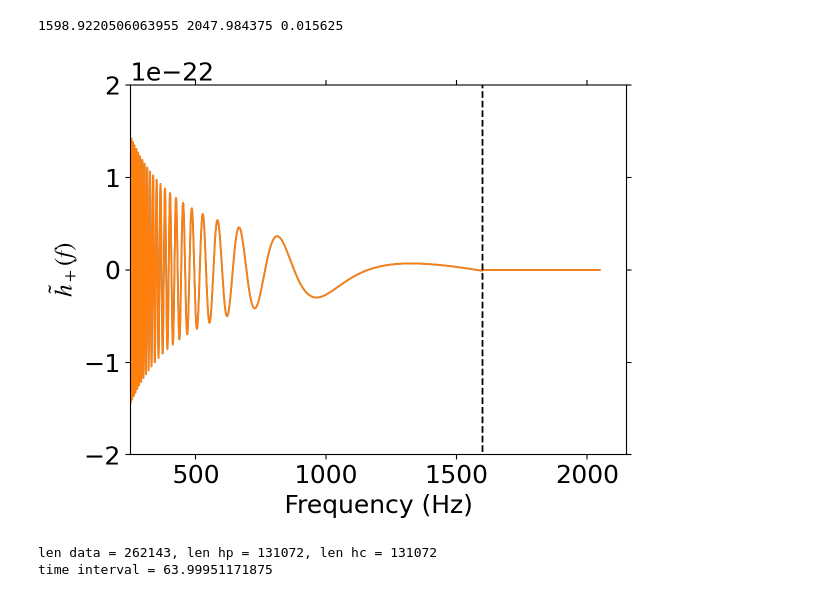
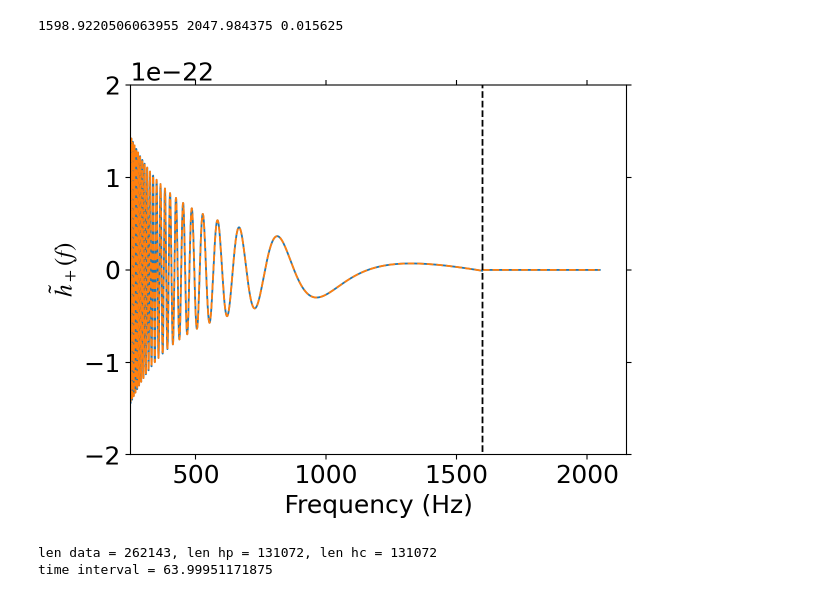
Before and after one commit to josefrr12/GWDataAnalysis, a Jupyter notebook: GW170817.ipynb, the cells around one changed output. Saved outputs shown, nothing was run; the diff lists cells and outputs as text; code cells hidden in the pictures.

```diff
--- a/GW170817.ipynb
+++ b/GW170817.ipynb
@@ -269,15 +269,15 @@ print(f_isco, htilde_p.sample_frequencies[-1], 1./T)
 # %%
 plt.figure()
 plt.plot(htilde_p.sample_frequencies, (htilde_p).real())
-plt.plot(htilde_p.sample_frequencies, (htilde_c*np.exp(1j*np.pi/2.)).real())
+plt.plot(htilde_p.sample_frequencies, (htilde_c*np.exp(1j*np.pi/2.)).real(), '--')
 plt.plot([f_isco, f_isco],[-3e-22, 3e-22], 'k--')
 plt.xlabel(r'Frequency (Hz)')
 plt.ylabel(r'$\tilde{h}_+(f)$')
 plt.xlim(250)
 plt.ylim(-2e-22,2e-22)
 plt.savefig('hf_plus.pdf',bbox_inches='tight')
 # %% [output]
-[figure, old version]
+[figure, new version]
 # %%
 print('len data = {0:d}, len hp = {1:d}, len hc = {2:d}'.format(dlength, len(htilde_c), len(htilde_p)))
 print('time interval =', time[indx][-1]- time[indx][0])
```
Also changed, not shown: parts of 4 cells of this notebook.
